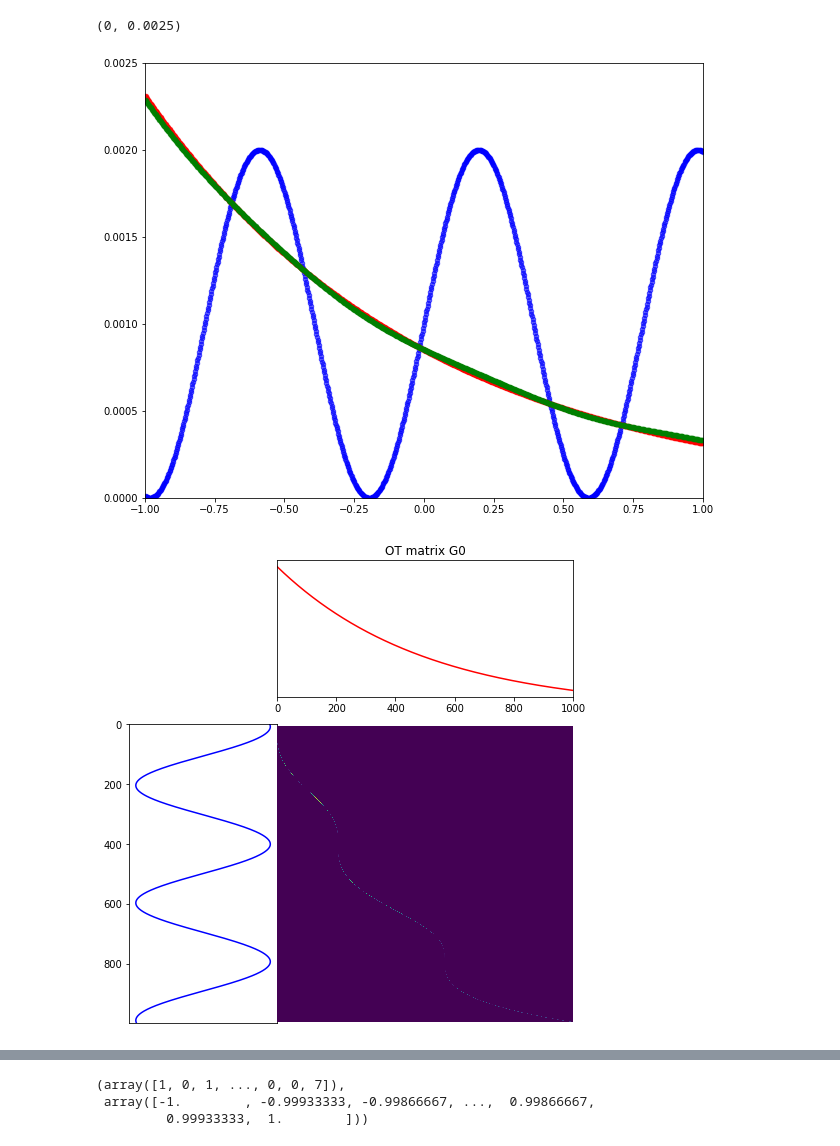
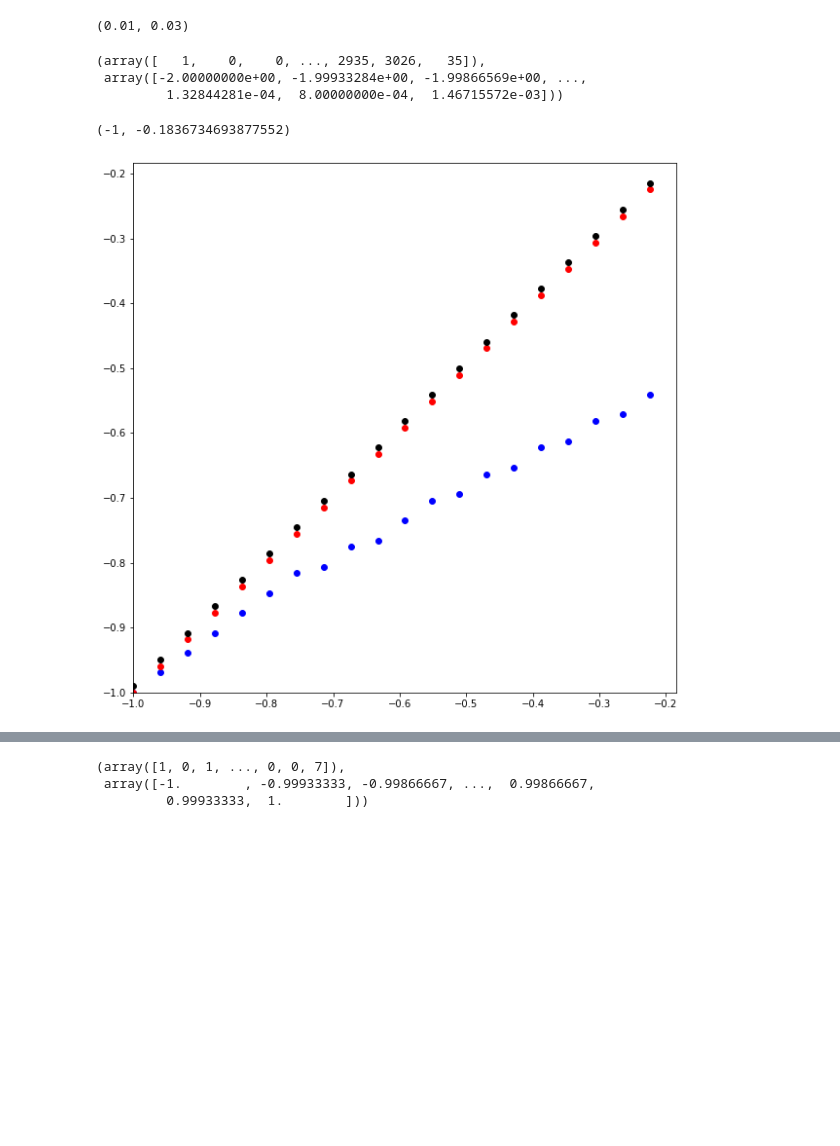
Before and after one commit to arangogithub/ot, a Jupyter notebook: optimalTransport2.ipynb, the cells around one changed output, grey strips where cells are left out. Drawn from its saved outputs; the diff is of its cells as text; code cells hidden in the pictures; blank space fills up the shorter version.

```diff
--- a/optimalTransport2.ipynb
+++ b/optimalTransport2.ipynb
@@ -22,4 +30,5 @@ ax.scatter(x,(1-t)*(1+ np.sin(8*x))+ t*np.exp(-x), alpha=0.6, s = 20, c = 'g')
-# %%
-pdf1, pdf2 = 1+ np.sin(8*x), np.exp(-x)
-pdf1 /= np.sum(pdf1)
-pdf2 /= np.sum(pdf2)
+# %%
+M = ot.dist(x.reshape((nn, 1)), x.reshape((nn, 1)))
+Id = np.eye(nn)
+G0 = ot.emd(pdf1, pdf2, M)
+T = G0.transpose()
@@ -25,0 +40,9 @@ pdf2 /= np.sum(pdf2)
+# %%
+tol = 10**(-6)
+lista  = np.array([((1-t)*x[j] + t*x[i],  T[i,j], int(i), int(j)) \
+          for i in range (nn) for j in range(nn) if  T[i,j]> tol])
+lista = lista[lista[:,0].argsort()]
+zl = [z[0] for z in lista]
+cl = [z[1] for z in lista]
+diff = np.diff(zl)
+len(zl)-len(diff)
@@ -25,0 +96,3 @@ pdf2 /= np.sum(pdf2)
+# %%
+z_intp = [x[0]]+[(1-t)*x[j]+ t*x[j+1] for j in range(0,nn-1)]
+len(z_intp)
@@ -26,10 +157,21 @@ pdf2 /= np.sum(pdf2)
+# %%
+(2*t/nn, 2*(1-t)/nn,)
+# %% [output]
+(0.01, 0.03)
+# %%
+np.histogram(diff, bins =  nn)
+# %% [output]
+(array([   1,    0,    0, ..., 2935, 3026,   35]),
+ array([-2.00000000e+00, -1.99933284e+00, -1.99866569e+00, ...,
+         1.32844281e-04,  8.00000000e-04,  1.46715572e-03]))
 # %%
-fig, ax = plt.subplots(1, 1,figsize=(10, 8))
-ax.scatter(x, pdf1,alpha=0.6, s = 20, c = 'b')
-ax.scatter(x,pdf2, alpha=0.6, s = 20, c = 'r')
-ax.scatter(x,(1-t)*pdf1+ t*pdf2, alpha=0.6, s = 20, c = 'g')
-ax.set_xlim([-1, 1])
-ax.set_ylim([0, 0.0025])
+mm = 20
+fig, ax = plt.subplots(1, 1,figsize=(10, 10))
+ax.scatter( x[0:mm], zl[0:mm],alpha=1, s = 35, c = 'b')
+ax.scatter( x[0:mm], x[0:mm],alpha=1, s = 35, c = 'r')
+ax.scatter( x[0:mm], z_intp[0:mm],alpha=1, s = 35, c = 'k')
+ax.set_xlim([-1, x[mm]])
+ax.set_ylim([-1, x[mm]])
 # %% [output]
-(0, 0.0025)
+(-1, -0.1836734693877552)
-[figure, old version]
+[figure, new version]
@@ -41,5 +177,0 @@ IpM =  ((1-t)/nn)*Id + t*G0
-# %%
-plt.figure( figsize=(7, 7))
-ot.plot.plot1D_mat(pdf1, pdf2, G0, 'OT matrix G0')
-# %% [output]
-[figure, removed]
```
Also changed, not shown: parts of 23 cells of this notebook.
